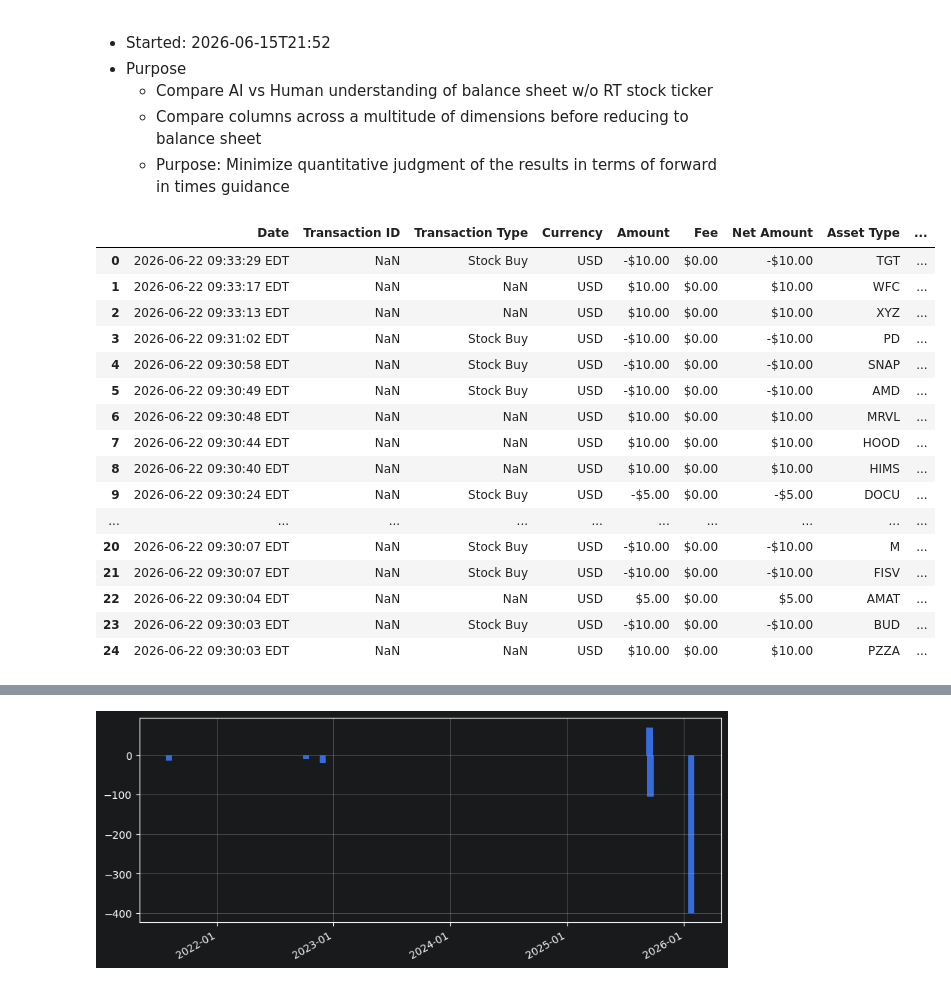
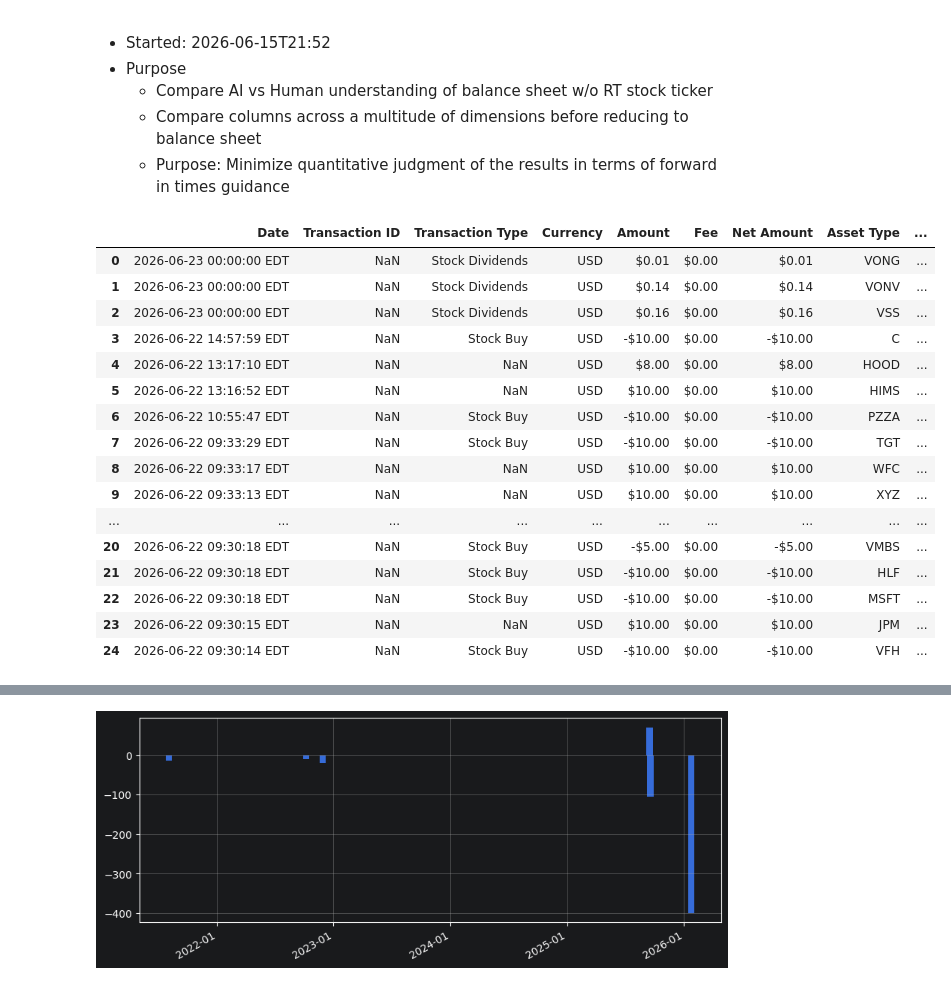
Before and after one commit to matthagy/cashapp_analysis, a Jupyter notebook: scratch0.ipynb, the cells around one changed output, grey strips where cells are left out. Drawn from its saved outputs; the diff is of its cells as text; code cells hidden in the pictures.

```diff
--- a/scratch0.ipynb
+++ b/scratch0.ipynb
@@ -11,26 +11,26 @@ import matplotlib.dates as mdates
 import pandas as pd
 import seaborn as sns
 # %%
-data_raw = pd.read_csv('data/cash_app_report_1782136207099.csv')
+data_raw = pd.read_csv('data/cash_app_report_1782214191301.csv')
 data_raw.head(25)
 # %% [output]
 |  | Date | Transaction ID | Transaction Type | Currency | Amount | Fee | Net Amount | Asset Type | ... |
-| 0 | 2026-06-22 09:33:29 EDT | NaN | Stock Buy | USD | -$10.00 | $0.00 | -$10.00 | TGT | ... |
-| 1 | 2026-06-22 09:33:17 EDT | NaN | NaN | USD | $10.00 | $0.00 | $10.00 | WFC | ... |
-| 2 | 2026-06-22 09:33:13 EDT | NaN | NaN | USD | $10.00 | $0.00 | $10.00 | XYZ | ... |
-| 3 | 2026-06-22 09:31:02 EDT | NaN | Stock Buy | USD | -$10.00 | $0.00 | -$10.00 | PD | ... |
-| 4 | 2026-06-22 09:30:58 EDT | NaN | Stock Buy | USD | -$10.00 | $0.00 | -$10.00 | SNAP | ... |
-| 5 | 2026-06-22 09:30:49 EDT | NaN | Stock Buy | USD | -$10.00 | $0.00 | -$10.00 | AMD | ... |
-| 6 | 2026-06-22 09:30:48 EDT | NaN | NaN | USD | $10.00 | $0.00 | $10.00 | MRVL | ... |
-| 7 | 2026-06-22 09:30:44 EDT | NaN | NaN | USD | $10.00 | $0.00 | $10.00 | HOOD | ... |
-| 8 | 2026-06-22 09:30:40 EDT | NaN | NaN | USD | $10.00 | $0.00 | $10.00 | HIMS | ... |
-| 9 | 2026-06-22 09:30:24 EDT | NaN | Stock Buy | USD | -$5.00 | $0.00 | -$5.00 | DOCU | ... |
+| 0 | 2026-06-23 00:00:00 EDT | NaN | Stock Dividends | USD | $0.01 | $0.00 | $0.01 | VONG | ... |
+| 1 | 2026-06-23 00:00:00 EDT | NaN | Stock Dividends | USD | $0.14 | $0.00 | $0.14 | VONV | ... |
+| 2 | 2026-06-23 00:00:00 EDT | NaN | Stock Dividends | USD | $0.16 | $0.00 | $0.16 | VSS | ... |
+| 3 | 2026-06-22 14:57:59 EDT | NaN | Stock Buy | USD | -$10.00 | $0.00 | -$10.00 | C | ... |
+| 4 | 2026-06-22 13:17:10 EDT | NaN | NaN | USD | $8.00 | $0.00 | $8.00 | HOOD | ... |
+| 5 | 2026-06-22 13:16:52 EDT | NaN | NaN | USD | $10.00 | $0.00 | $10.00 | HIMS | ... |
+| 6 | 2026-06-22 10:55:47 EDT | NaN | Stock Buy | USD | -$10.00 | $0.00 | -$10.00 | PZZA | ... |
+| 7 | 2026-06-22 09:33:29 EDT | NaN | Stock Buy | USD | -$10.00 | $0.00 | -$10.00 | TGT | ... |
+| 8 | 2026-06-22 09:33:17 EDT | NaN | NaN | USD | $10.00 | $0.00 | $10.00 | WFC | ... |
+| 9 | 2026-06-22 09:33:13 EDT | NaN | NaN | USD | $10.00 | $0.00 | $10.00 | XYZ | ... |
 | ... | ... | ... | ... | ... | ... | ... | ... | ... | ... |
-| 20 | 2026-06-22 09:30:07 EDT | NaN | Stock Buy | USD | -$10.00 | $0.00 | -$10.00 | M | ... |
-| 21 | 2026-06-22 09:30:07 EDT | NaN | Stock Buy | USD | -$10.00 | $0.00 | -$10.00 | FISV | ... |
-| 22 | 2026-06-22 09:30:04 EDT | NaN | NaN | USD | $5.00 | $0.00 | $5.00 | AMAT | ... |
-| 23 | 2026-06-22 09:30:03 EDT | NaN | Stock Buy | USD | -$10.00 | $0.00 | -$10.00 | BUD | ... |
-| 24 | 2026-06-22 09:30:03 EDT | NaN | NaN | USD | $10.00 | $0.00 | $10.00 | PZZA | ... |
+| 20 | 2026-06-22 09:30:18 EDT | NaN | Stock Buy | USD | -$5.00 | $0.00 | -$5.00 | VMBS | ... |
+| 21 | 2026-06-22 09:30:18 EDT | NaN | Stock Buy | USD | -$10.00 | $0.00 | -$10.00 | HLF | ... |
+| 22 | 2026-06-22 09:30:18 EDT | NaN | Stock Buy | USD | -$10.00 | $0.00 | -$10.00 | MSFT | ... |
+| 23 | 2026-06-22 09:30:15 EDT | NaN | NaN | USD | $10.00 | $0.00 | $10.00 | JPM | ... |
+| 24 | 2026-06-22 09:30:14 EDT | NaN | Stock Buy | USD | -$10.00 | $0.00 | -$10.00 | VFH | ... |
 # %%
 data_raw[data_raw['Transaction Type'].isna()]
 # %% [output]
```
Also changed, not shown: parts of 45 cells of this notebook, 1 other file.
